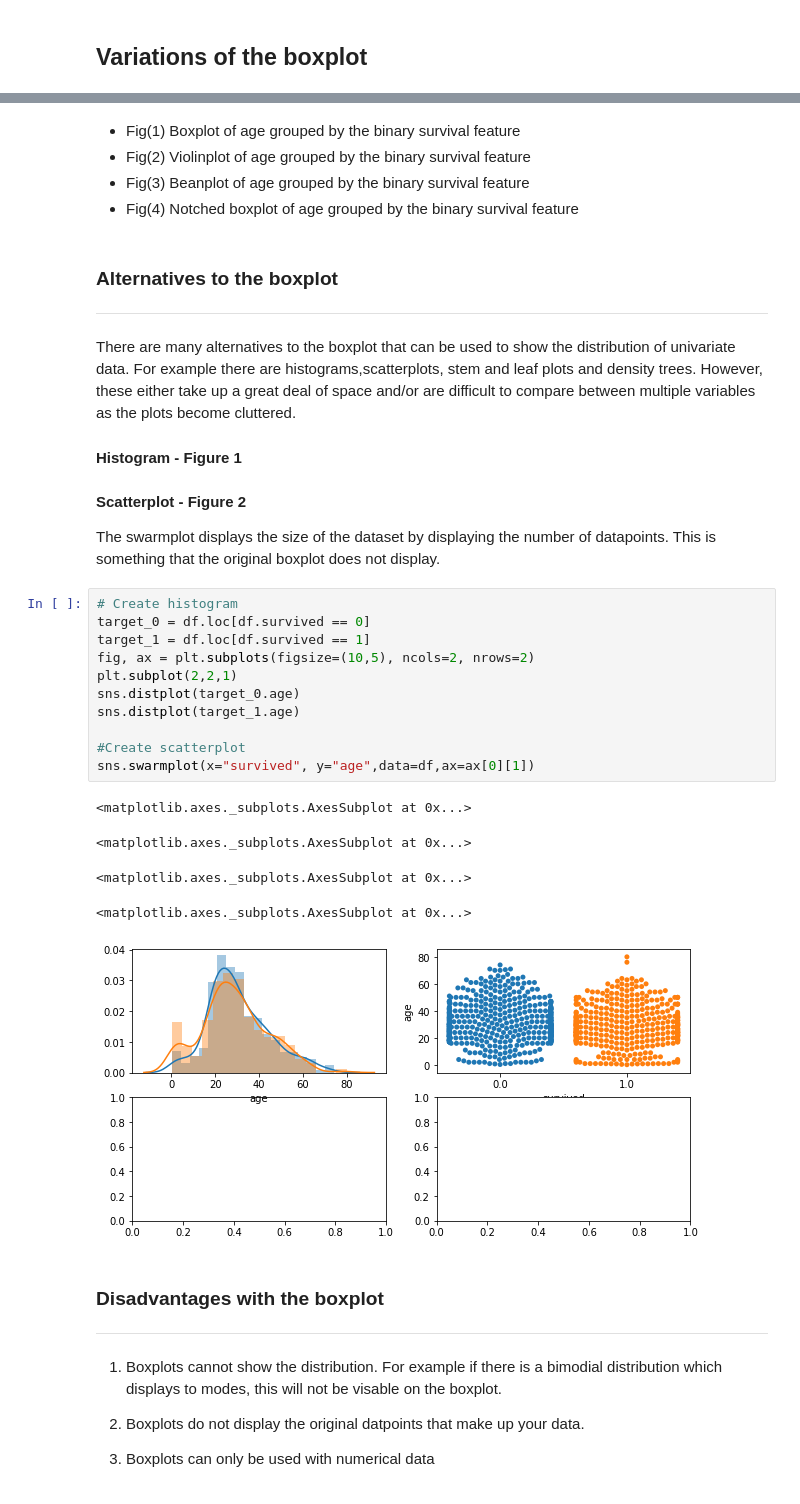
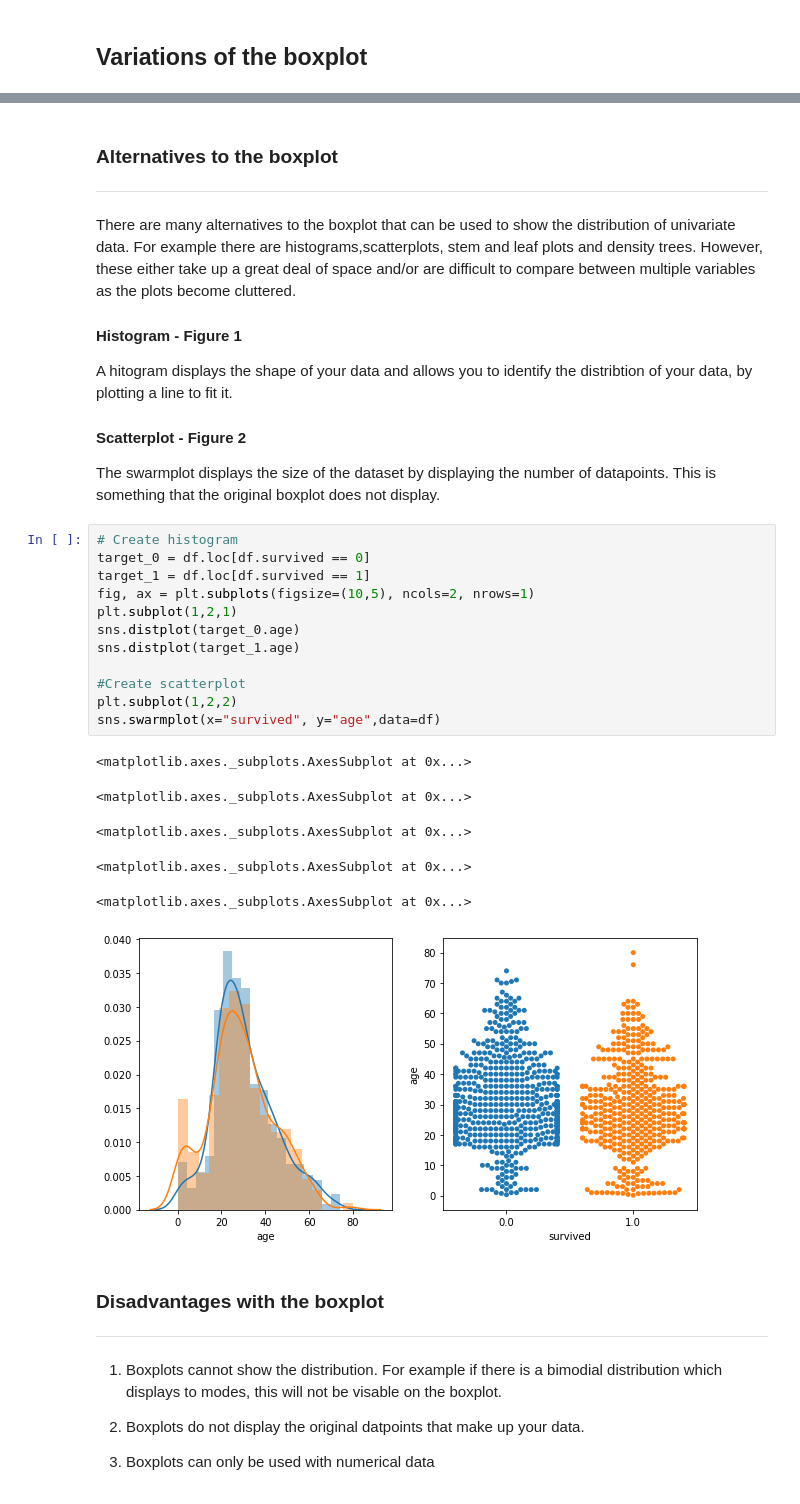
Before and after one commit to roisinanglim/boxplot.py, a Jupyter notebook: boxplot.py.ipynb, the cells around one changed output, grey strips where cells are left out. Drawn from its saved outputs; the diff is of its cells as text.

```diff
--- a/boxplot.py.ipynb
+++ b/boxplot.py.ipynb
@@ -117,8 +128,3 @@ fig.show()
-# %% [markdown]
-* Fig(1) Boxplot of age grouped by the binary survival feature
-* Fig(2) Violinplot of age grouped by the binary survival feature
-* Fig(3) Beanplot of age grouped by the binary survival feature
-* Fig(4) Notched boxplot of age grouped by the binary survival feature
 # %% [markdown]
 ### Alternatives to the boxplot
 ----------------------------------
@@ -126,26 +132,28 @@ fig.show()
 There are many alternatives to the boxplot that can be used to show the distribution of univariate data. For example there are histograms,scatterplots, stem and leaf plots and density trees. However, these either take up a great deal of space and/or are difficult to compare between multiple variables as the plots become cluttered.
 
 #### Histogram - Figure 1
-
+A hitogram displays the shape of your data and allows you to identify the distribtion of your data, by plotting a line to fit it.
 #### Scatterplot - Figure 2
 The swarmplot displays the size of the dataset by displaying the number of datapoints. This is something that the original boxplot does not display.
 # %%
 # Create histogram
 target_0 = df.loc[df.survived == 0]
 target_1 = df.loc[df.survived == 1]
-fig, ax = plt.subplots(figsize=(10,5), ncols=2, nrows=2)
-plt.subplot(2,2,1)
+fig, ax = plt.subplots(figsize=(10,5), ncols=2, nrows=1)
+plt.subplot(1,2,1)
 sns.distplot(target_0.age)
 sns.distplot(target_1.age)
 
 #Create scatterplot
-sns.swarmplot(x="survived", y="age",data=df,ax=ax[0][1])
+plt.subplot(1,2,2)
+sns.swarmplot(x="survived", y="age",data=df)
 # %% [output]
 <matplotlib.axes._subplots.AxesSubplot at 0x...>
 <matplotlib.axes._subplots.AxesSubplot at 0x...>
 <matplotlib.axes._subplots.AxesSubplot at 0x...>
 <matplotlib.axes._subplots.AxesSubplot at 0x...>
+<matplotlib.axes._subplots.AxesSubplot at 0x...>
-[figure, old version]
+[figure, new version]
 # %% [markdown]
 ### Disadvantages with the boxplot
 -------------------------------------------------------------
```
Also changed, not shown: parts of 8 cells of this notebook.
